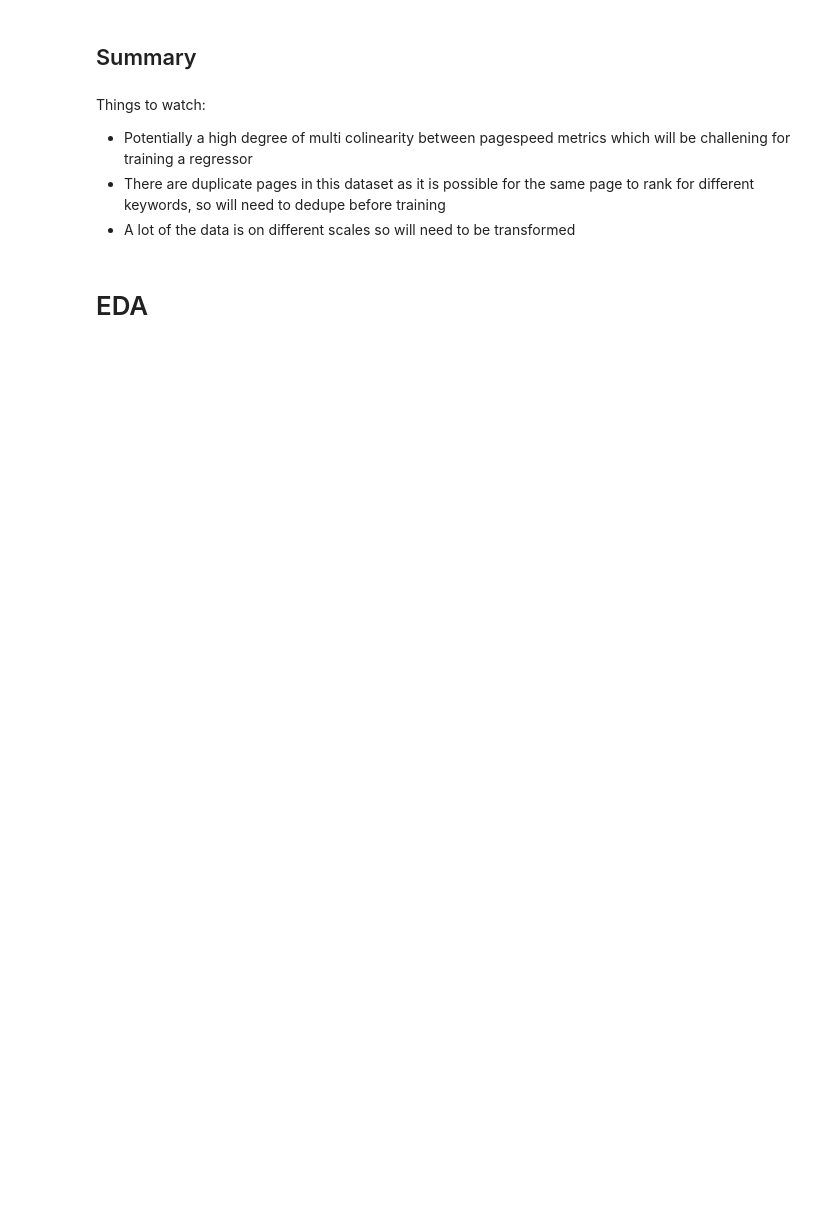
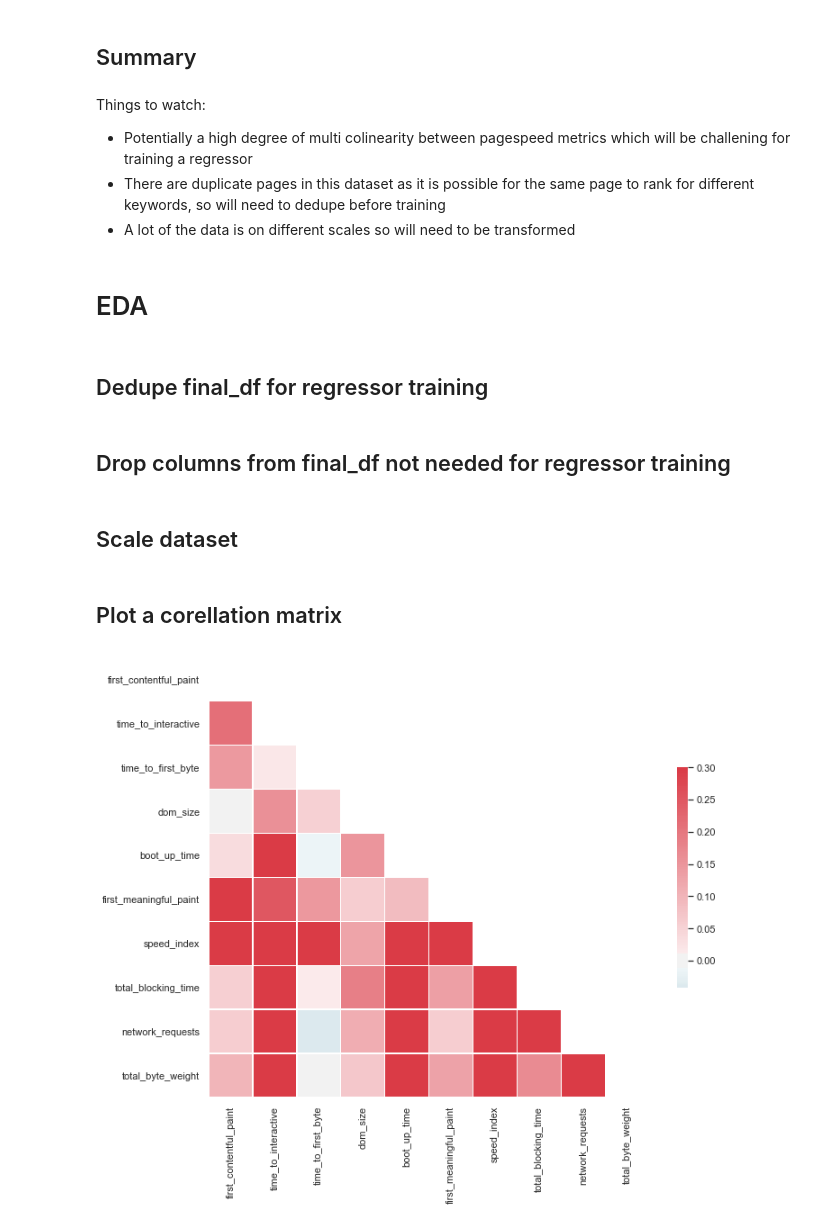
Before and after one commit to sandy-lee/Reverse-Engineering-Google-Pagespeed, a Jupyter notebook: flatiron_school_mod_7_project_elt_notebook.ipynb, the cells around one changed output. Saved outputs shown, nothing was run; the diff lists cells and outputs as text; code cells hidden in the pictures; blank space fills up the shorter version.

```diff
--- a/flatiron_school_mod_7_project_elt_notebook.ipynb
+++ b/flatiron_school_mod_7_project_elt_notebook.ipynb
@@ -225,3 +167,21 @@ Things to watch:
 * A lot of the data is on different scales so will need to be transformed
 # %% [markdown]
 # EDA
+# %% [markdown]
+## Dedupe final_df for regressor training
+# %%
+final_df_regressor = final_df.drop_duplicates(subset = 'address',keep='first')
+# %% [markdown]
+## Drop columns from final_df not needed for regressor training
+# %%
+final_df_regressor.drop(columns = ["address", "keyword", "position"], inplace=True)
+# %% [markdown]
+## Scale dataset
+# %%
+final_df_regressor_normal = nt.norm_feat(final_df_regressor);
+# %% [markdown]
+## Plot a corellation matrix
+# %%
+nt.correlation_matrix(final_df_regressor_normal); #Pearson Correlation
+# %% [output]
+[figure, added]
```
Also changed, not shown: parts of 19 cells of this notebook, 2 other files.
